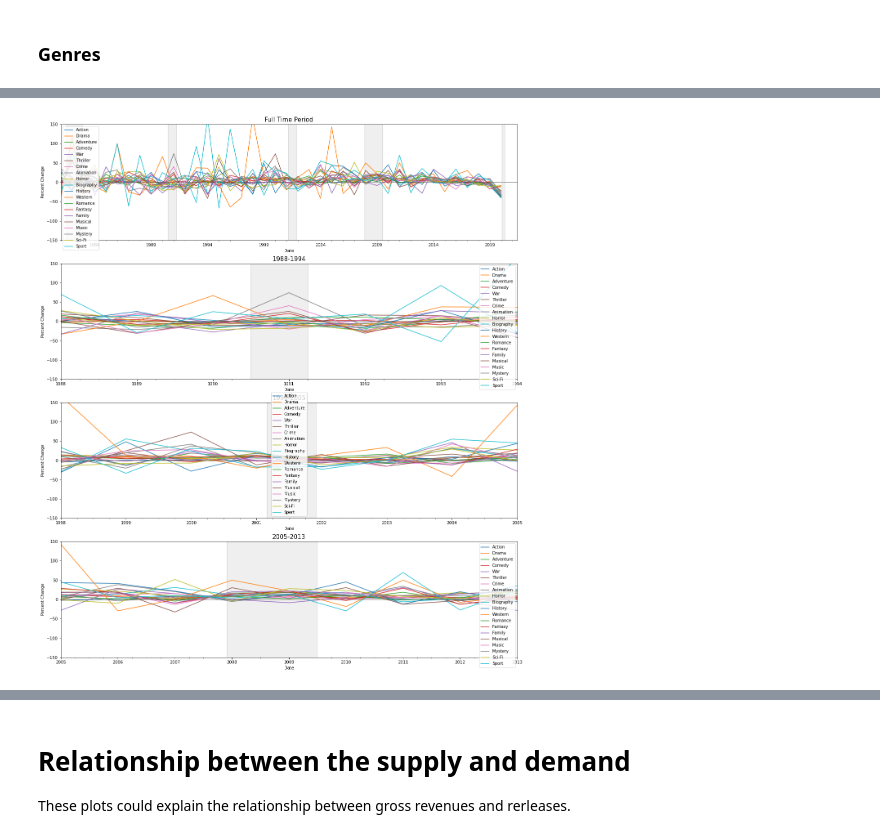
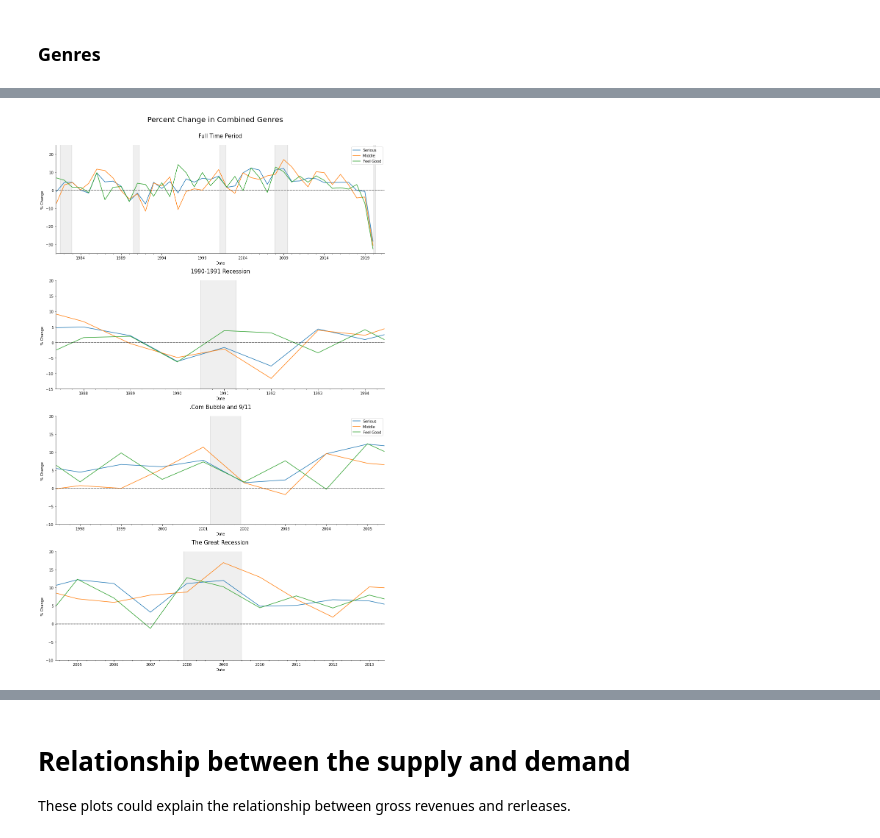
Before and after one commit to FabrizioCabreraC/Hollywood-as-recession-proof, a Jupyter notebook: Hollywood_Project.ipynb, the cells around one changed output, grey strips where cells are left out. Cells and saved outputs as stored; diff of their text form; code cells hidden in the pictures.

```diff
--- a/Hollywood_Project.ipynb
+++ b/Hollywood_Project.ipynb
@@ -471,7 +471,7 @@ genres.shape
 (146377, 33)
 # %%
 for g in comb_cats:
-    genres[g] = genres[g].replace({2:1})
+    genres[g] = genres[g].replace({2:1, 3:1, 4:1})
 
 for k in three_cats:
     genres[k] = genres[k].replace({2:1, 3:1})
@@ -727,3 +727,20 @@ The percent rate change on gross revenues, that apperas in all three plots, had
 3.   Percent change of consmer sentiment rate and gross revenues: Consumer sentiment has a procyclical trend. From the percent change graph, we can see that the variables move independent from each other over time.
 # %% [markdown]
 ### Genres
+# %%
+# Genres graphed by percent change
+fig, ax = plt.subplots(figsize = (16,10))
+
+us_rec_scale["USREC"].plot.area(ax=ax, alpha=0.12, color="gray", label=str())
+us_rec_scale["negative"].plot.area(ax=ax, alpha=0.12, color="gray", label=str())
+genres[three_cats].plot(ax=ax, color=comb_cats_c)
+ax.legend(loc='best')
+ax.set_xlim("1981-01-01", "2021-06-01")
+ax.set_ylim(0, 5500)
+
+ax.set_title("Total Movies Produced by Combined Genres", fontsize=15)
+
+for i in range(0,4):
+    ax.set_ylabel("Total Movies")
+    ax.spines["right"].set_visible(False)
+    ax.spines["top"].set_visible(False)
@@ -730,43 +749,50 @@ The percent rate change on gross revenues, that apperas in all three plots, had
 # %%
 # Genres graphed by percent change
-fig, axi = plt.subplots(4,1, figsize = (20,24))
+fig, axi = plt.subplots(4,1, figsize = (16,24))
 
 us_rec_scale["USREC"].plot.area(ax=axi[0], alpha=0.12, color="gray", label=str())
 us_rec_scale["negative"].plot.area(ax=axi[0], alpha=0.12, color="gray", label=str())
-genres_pct[genre_list].plot(ax=axi[0])
+genres_pct[three_cats].plot(ax=axi[0])
 axi[0].legend(loc='best')
 axi[0].set_xlim("1981-01-01", "2021-06-01")
-axi[0].set_ylim(-150, 150)
+axi[0].set_ylim(-35, 25)
 
 us_rec_scale["USREC"].plot.area(ax=axi[1], alpha=0.12, color="gray", label=str())
 us_rec_scale["negative"].plot.area(ax=axi[1], alpha=0.12, color="gray", label=str())
-genres_pct[genre_list].plot(ax=axi[1])
-axi[1].legend(loc='best')
-axi[1].set_xlim("1988-01-01", "1994-01-01")
-axi[1].set_ylim(-150, 150)
+genres_pct[three_cats].plot(ax=axi[1])
+axi[1].get_legend().remove()
+axi[1].set_xlim("1987-06-01", "1994-06-01")
+axi[1].set_ylim(-15, 20)
 
 us_rec_scale["USREC"].plot.area(ax=axi[2], alpha=0.12, color="gray", label=str())
 us_rec_scale["negative"].plot.area(ax=axi[2], alpha=0.12, color="gray", label=str())
-genres_pct[genre_list].plot(ax=axi[2])
+genres_pct[three_cats].plot(ax=axi[2])
 axi[2].legend(loc='best')
-axi[2].set_xlim("1998-01-01", "2005-01-01")
-axi[2].set_ylim(-150, 150)
+axi[2].set_xlim("1997-06-01", "2005-06-01")
+axi[2].set_ylim(-10, 20)
 
 us_rec_scale["USREC"].plot.area(ax=axi[3], alpha=0.12, color="gray", label=str())
 us_rec_scale["negative"].plot.area(ax=axi[3], alpha=0.12, color="gray", label=str())
-genres_pct[genre_list].plot(ax=axi[3])
-axi[3].legend(loc='best')
-axi[3].set_xlim("2005-01-01", "2013-01-01")
-axi[3].set_ylim(-150, 150)
+genres_pct[three_cats].plot(ax=axi[3])
+axi[3].get_legend().remove()
+axi[3].set_xlim("2004-06-01", "2013-06-01")
+axi[3].set_ylim(-10, 20)
 
 
-axi[0].set_title("Full Time Period", fontsize=15)
-axi[1].set_title("1988-1994", fontsize=15)
-axi[2].set_title("1998-2005", fontsize=15)
-axi[3].set_title("2005-2013", fontsize=15)
+axi[0].set_title("Full Time Period", fontsize=15, pad=20)
+axi[1].set_title("1990-1991 Recession", fontsize=15, pad=20)
+axi[2].set_title(".Com Bubble and 9/11", fontsize=15, pad=20)
+axi[3].set_title("The Great Recession", fontsize=15, pad=20)
+
+fig.suptitle(
+    "Percent Change in Combined Genres",
+    fontsize = 20)
+plt.subplots_adjust(left=None, bottom=None, right=None, top=.935, wspace=None, hspace=.25)
 
 for i in range(0,4):
-    axi[i].axhline(0, color="k", alpha=0.3)
-    axi[i].set_ylabel("Percent Change")
+    axi[i].axhline(0, color="k", alpha=0.5, linestyle="--")
+    axi[i].set_ylabel("% Change ")
+    axi[i].spines["right"].set_visible(False)
+    axi[i].spines["top"].set_visible(False)
 # %% [output]
-[figure, old version]
+[figure, new version]
```
Also changed, not shown: parts of 9 cells of this notebook.
